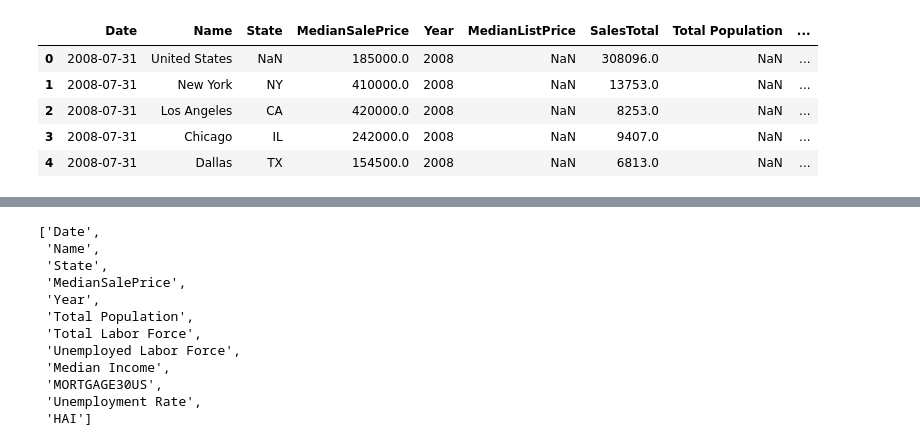
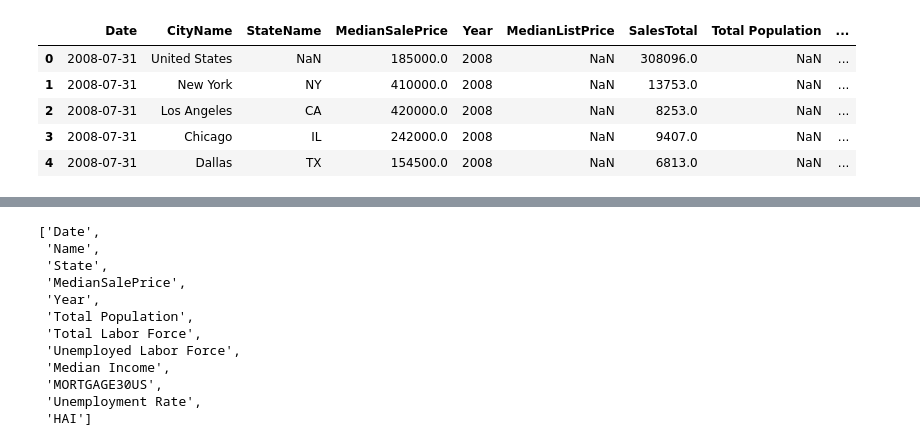
Before and after one commit to Ishicka/The-Seven, a Jupyter notebook: sam-plot_data.ipynb, the cells around one changed output, grey strips where cells are left out. Cells and saved outputs as stored; diff of their text form; code cells hidden in the pictures.

```diff
--- a/sam-plot_data.ipynb
+++ b/sam-plot_data.ipynb
@@ -2,13 +2,19 @@
 import pandas as pd
 import numpy as np
 import matplotlib.pyplot as plt
-# %%
-df = pd.read_csv('sam-resources/data.csv')
-df.head()
-# %% [output]
-|  | Date | Name | State | MedianSalePrice | Year | MedianListPrice | SalesTotal | Total Population | ... |
-| 0 | 2008-07-31 | United States | NaN | 185000.0 | 2008 | NaN | 308096.0 | NaN | ... |
-| 1 | 2008-07-31 | New York | NY | 410000.0 | 2008 | NaN | 13753.0 | NaN | ... |
-| 2 | 2008-07-31 | Los Angeles | CA | 420000.0 | 2008 | NaN | 8253.0 | NaN | ... |
-| 3 | 2008-07-31 | Chicago | IL | 242000.0 | 2008 | NaN | 9407.0 | NaN | ... |
-| 4 | 2008-07-31 | Dallas | TX | 154500.0 | 2008 | NaN | 6813.0 | NaN | ... |
+# %%
+import pandas as pd
+
+# Load the data from the uploaded CSV file
+file_path = 'sam-resources/data.csv'
+data = pd.read_csv(file_path)
+
+# Display the first few rows of the dataset to understand its structure
+data.head()
+# %% [output]
+|  | Date | CityName | StateName | MedianSalePrice | Year | MedianListPrice | SalesTotal | Total Population | ... |
+| 0 | 2008-07-31 | United States | NaN | 185000.0 | 2008 | NaN | 308096.0 | NaN | ... |
+| 1 | 2008-07-31 | New York | NY | 410000.0 | 2008 | NaN | 13753.0 | NaN | ... |
+| 2 | 2008-07-31 | Los Angeles | CA | 420000.0 | 2008 | NaN | 8253.0 | NaN | ... |
+| 3 | 2008-07-31 | Chicago | IL | 242000.0 | 2008 | NaN | 9407.0 | NaN | ... |
+| 4 | 2008-07-31 | Dallas | TX | 154500.0 | 2008 | NaN | 6813.0 | NaN | ... |
```
Also changed, not shown: parts of 1 cell of this notebook, 3 other files.
